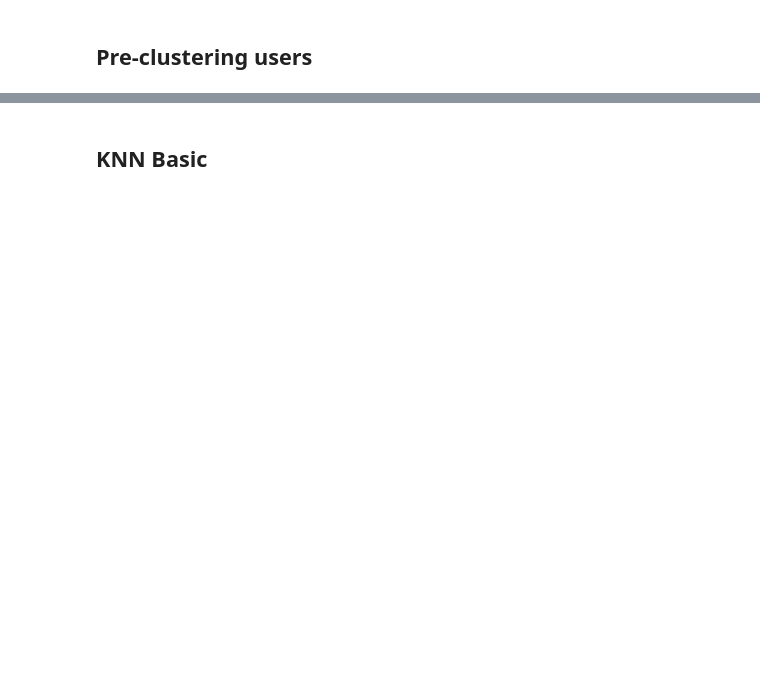
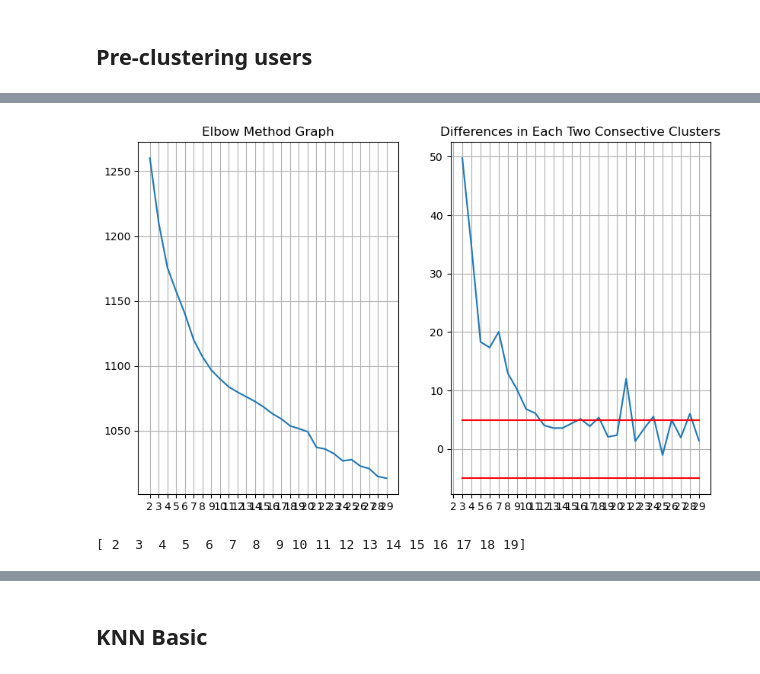
Before and after one commit to HamidSadEsf/movie_recommendation_ProjectCDS, a Jupyter notebook: main.ipynb, the cells around one changed output, grey strips where cells are left out. Cells and saved outputs as stored; diff of their text form; code cells hidden in the pictures; blank space fills up the shorter version.

```diff
--- a/main.ipynb
+++ b/main.ipynb
@@ -46,7 +47,13 @@ hamid_user_id, sveta_user_id, anti_hamid_user_id, anti_sveta_user_id = (hamid_us
 # %%
-#Get the final ratings matrix
+#Get the necessary matrices
 print("Getting the ratings matrix...")
-ratings = pd.read_csv('./data/processed/final_ratings.csv')
+ratings = pd.read_csv('./data/processed/final_ratings.csv') #will have the finaly users and movies: to take intoacco
+print("Getting the movies dataset...")
 movie_df = pd.read_csv('./data/external/movies.csv')
+print("Getting the csr matrix...")
+csr_util_mat = load_npz("./data/processed/csr_ratings.npz")
+print("Getting the utility matrices...")
+pivot =  pd.read_csv('./data/processed/pivot.csv')
+pivot_na =  pd.read_csv('./data/processed/pivot_na.csv')
 # %% [output]
 Getting the ratings matrix...
@@ -68,0 +212,6 @@ Preparing data in the Suprise format...
+# %%
+elb = elbowMethod(csr_util_mat)
+elb.run(Start=2, Stop=30, Step=1)
+elb.showPlot()
+# %% [output]
+[figure, added]
@@ -68,0 +221,10 @@ Preparing data in the Suprise format...
+# %%
+# As it takes a really long tile to copute the silhouette score, lets save the results to a file:
+from numpy import save
+from numpy import load
+save('./metric/cf_s_scores.npy', sil.s_scores)
+save('./metric/cf_clusters.npy', sil.clusters)
+data = load('./metric/cf_clusters.npy')
+print(data)
+# %% [output]
+[ 2  3  4  5  6  7  8  9 10 11 12 13 14 15 16 17 18 19]
```
Also changed, not shown: parts of 66 cells of this notebook, 22 other files.
